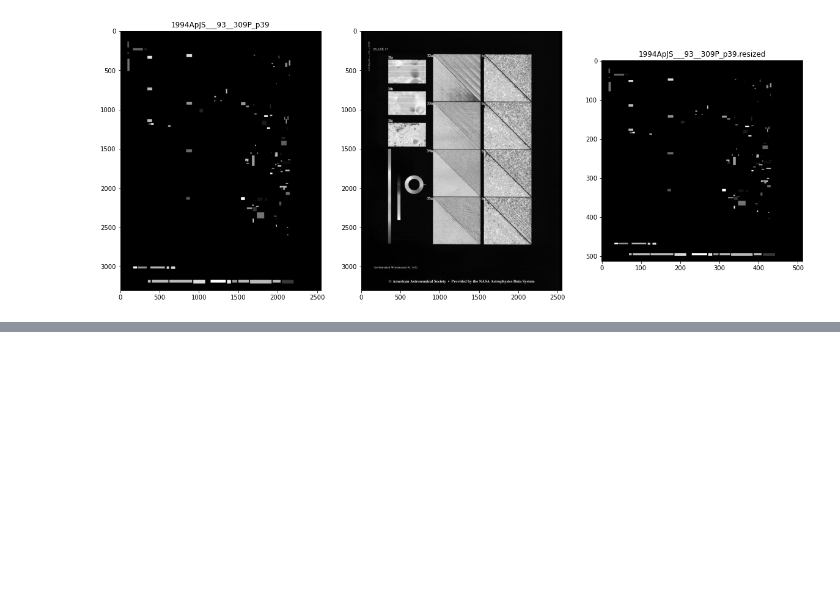
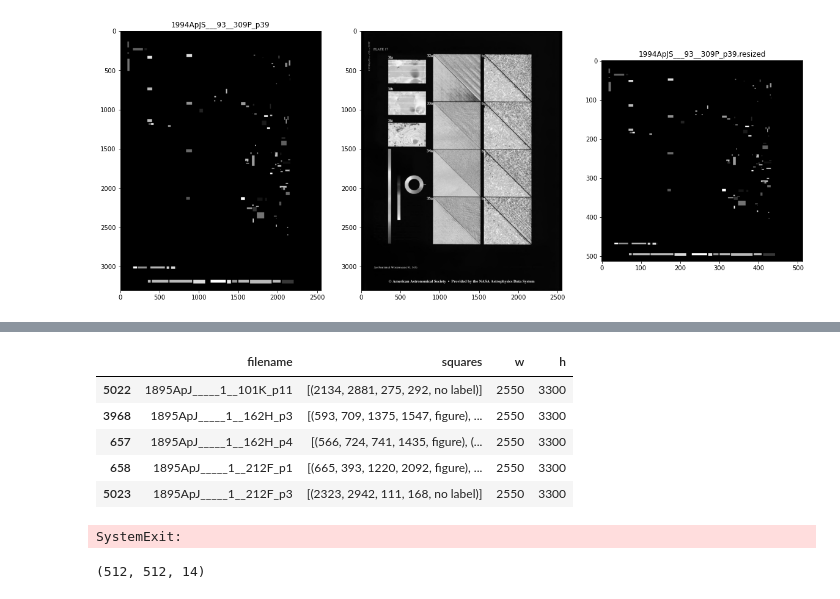
Before and after one commit to ReadingTimeMachine/figure_and_caption_extraction, a Jupyter notebook: explore_features.ipynb, the cells around one changed output, grey strips where cells are left out. Saved outputs shown, nothing was run; the diff lists cells and outputs as text; code cells hidden in the pictures; blank space fills up the shorter version.

```diff
--- a/explore_features.ipynb
+++ b/explore_features.ipynb
@@ -682,0 +693,2 @@ plt.show()
+# %%
+dfMakeSense = get_makesense_info_and_years(dfAll)
@@ -682,0 +708,24 @@ plt.show()
+# %%
+dfMakeSense.head()
+# %% [output]
+|  | filename | squares | w | h |
+| 5022 | 1895ApJ_____1__101K_p11 | [(2134, 2881, 275, 292, no label)] | 2550 | 3300 |
+| 3968 | 1895ApJ_____1__162H_p3 | [(593, 709, 1375, 1547, figure), ... | 2550 | 3300 |
+| 657 | 1895ApJ_____1__162H_p4 | [(566, 724, 741, 1435, figure), (... | 2550 | 3300 |
+| 658 | 1895ApJ_____1__212F_p1 | [(665, 393, 1220, 2092, figure), ... | 2550 | 3300 |
+| 5023 | 1895ApJ_____1__212F_p3 | [(2323, 2942, 111, 168, no label)] | 2550 | 3300 |
+# %%
+# read in each feature list for each object and take a look within these boxes
+figure_features = []; caption_features = []
+#annName = config.save_binary_dir +config.ann_name + str(config.IMAGE_H)+'x'+str(config.IMAGE_W) + '_ann/'
+for i in range(len(dfMakeSense)):
+    b = np.load(config.save_binary_dir +'binaries/'+ dfMakeSense.iloc[i]['filename']+'.npz')['arr_0']
+    #
+
+    import sys; sys.exit()
+# %% [output]
+SystemExit:
+# %%
+b.shape
+# %% [output]
+(512, 512, 14)
```
Also changed, not shown: parts of 11 cells of this notebook.
